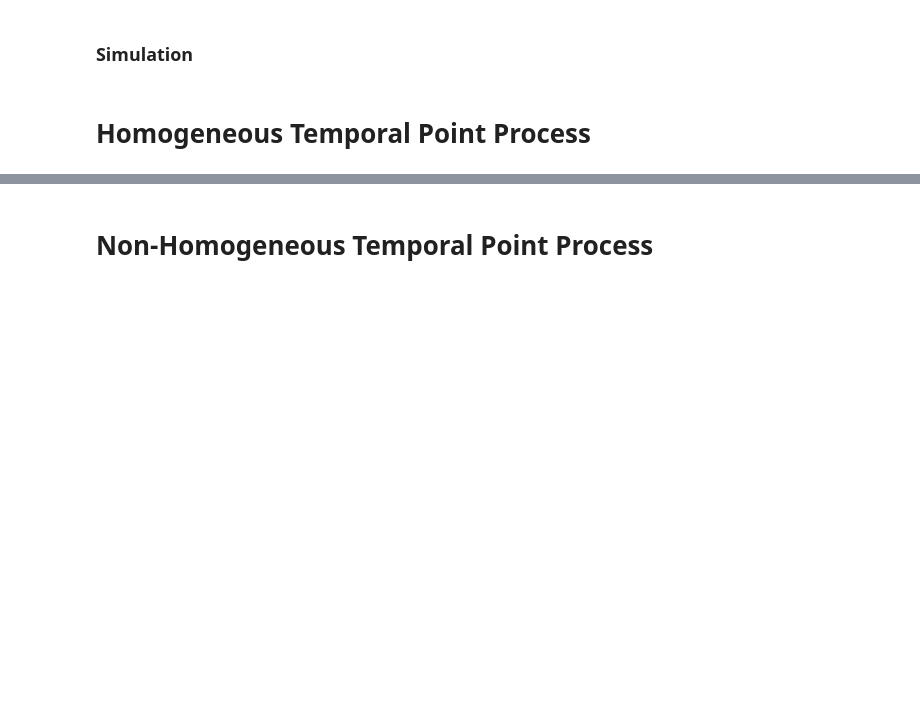
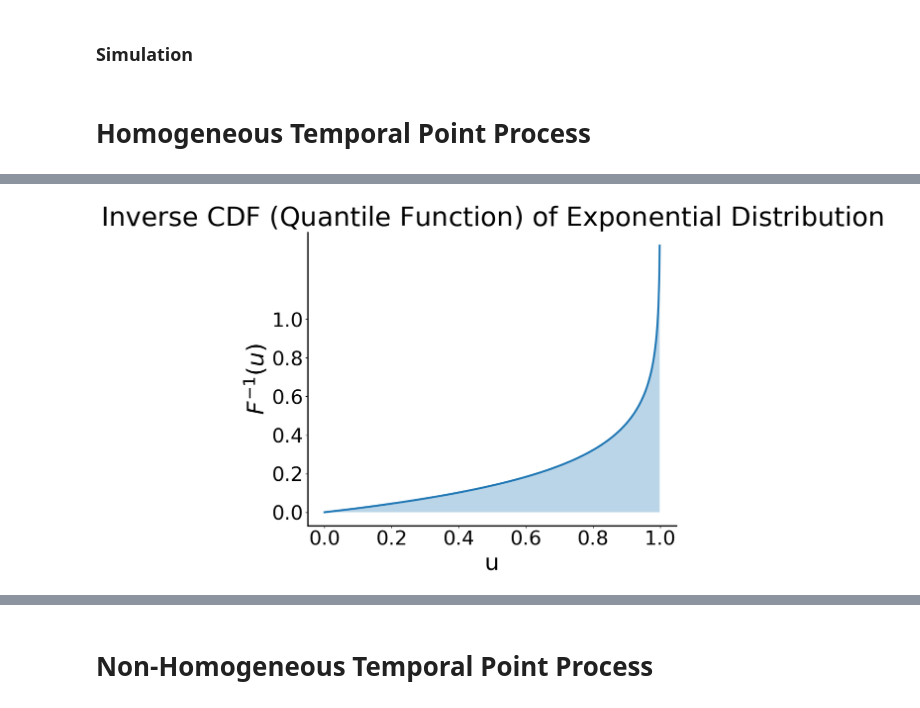
Before and after one commit to gerritgr/SpatioTemporal, a Jupyter notebook: Spatio_temporal_events_lecture.ipynb, the cells around one changed output, grey strips where cells are left out. Cells and saved outputs as stored; diff of their text form; code cells hidden in the pictures; blank space fills up the shorter version.

```diff
--- a/Spatio_temporal_events_lecture.ipynb
+++ b/Spatio_temporal_events_lecture.ipynb
@@ -57,0 +130,36 @@ plt.show()
+# %%
+import numpy as np
+import matplotlib.pyplot as plt
+
+# Parameters
+lambda_param = 5
+u = np.linspace(0, 1, 1000)  # Generate 1000 points between 0 and 1
+inv_cdf = -np.log(1 - u) / lambda_param
+
+# Plot
+plt.figure(figsize=(10, 8))
+plt.plot(u, inv_cdf, linewidth=3, label=f'$F^{{-1}}(u; \lambda={lambda_param})$')
+plt.fill_between(u, inv_cdf, alpha=0.3)
+
+# Title and labels
+plt.title(r'$\text{Inverse CDF (Quantile Function) of Exponential Distribution}$', fontsize=40)
+plt.xlabel('u', fontsize=35)
+plt.ylabel('$F^{-1}(u)$', fontsize=35)
+
+# Adjust tick label size
+plt.xticks(np.linspace(0, 1, 6), fontsize=30)
+plt.yticks(np.linspace(0, 1, 6), fontsize=30)
+
+# Remove the frame
+plt.gca().spines['top'].set_visible(False)
+plt.gca().spines['right'].set_visible(False)
+plt.gca().spines['bottom'].set_linewidth(2)
+plt.gca().spines['left'].set_linewidth(2)
+
+# Save the plot
+plt.savefig("exp_inv_cdf_5.pdf", bbox_inches='tight')
+
+# Display the plot
+plt.show()
+# %% [output]
+[figure, added]
```
Also changed, not shown: parts of 9 cells of this notebook, 9 other files.
